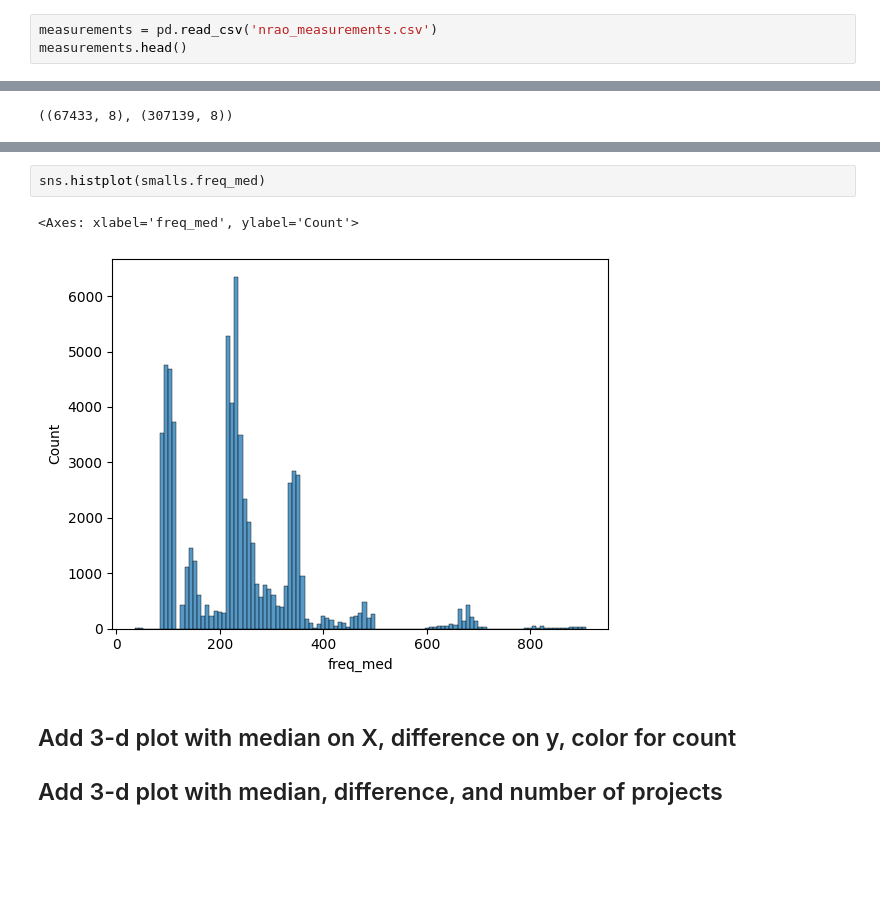
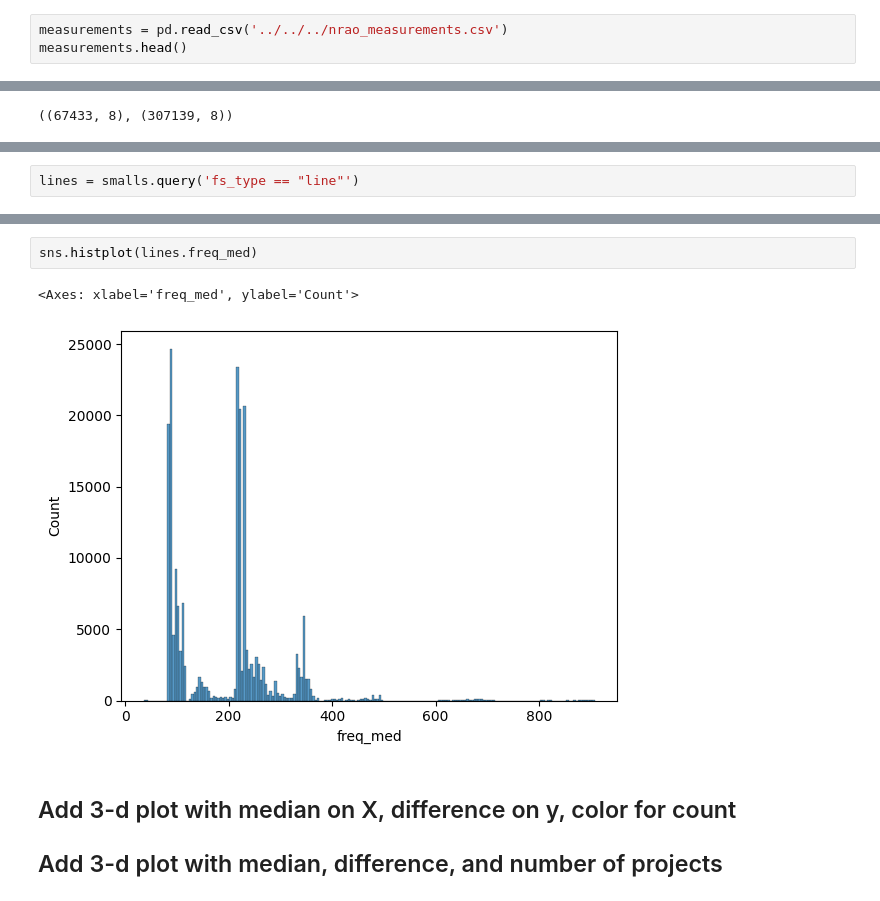
Before and after one commit to rlipps/NRAO_Capstone, a Jupyter notebook: data/measurement_test.ipynb, the cells around one changed output, grey strips where cells are left out. Saved outputs shown, nothing was run; the diff lists cells and outputs as text; blank space fills up the shorter version.

Commit message:
Update EDA graphs

```diff
--- a/data/measurement_test.ipynb
+++ b/data/measurement_test.ipynb
@@ -4,7 +4,7 @@ import numpy as np
 import seaborn as sns
 import matplotlib
 # %%
-measurements = pd.read_csv('nrao_measurements.csv')
+measurements = pd.read_csv('../../../nrao_measurements.csv')
 measurements.head()
 # %% [output]
 |  | project_code | project_title | project_abstract | fs_type | low_freq | high_freq | target |
@@ -211,0 +218,2 @@ smalls['freq_med'] = (smalls['low_freq']+ (smalls['freq_diff']/2))
+# %%
+lines = smalls.query('fs_type == "line"')
@@ -212,8 +229,8 @@ smalls['freq_med'] = (smalls['low_freq']+ (smalls['freq_diff']/2))
 # %%
-sns.histplot(smalls.freq_med)
+sns.histplot(lines.freq_med)
 # %% [output]
 <Axes: xlabel='freq_med', ylabel='Count'>
-[figure, old version]
+[figure, new version]
 # %% [markdown]
 ## Add 3-d plot with median on X, difference on y, color for count
 ## Add 3-d plot with median, difference, and number of projects
```
Also changed, not shown: parts of 19 cells of this notebook.
